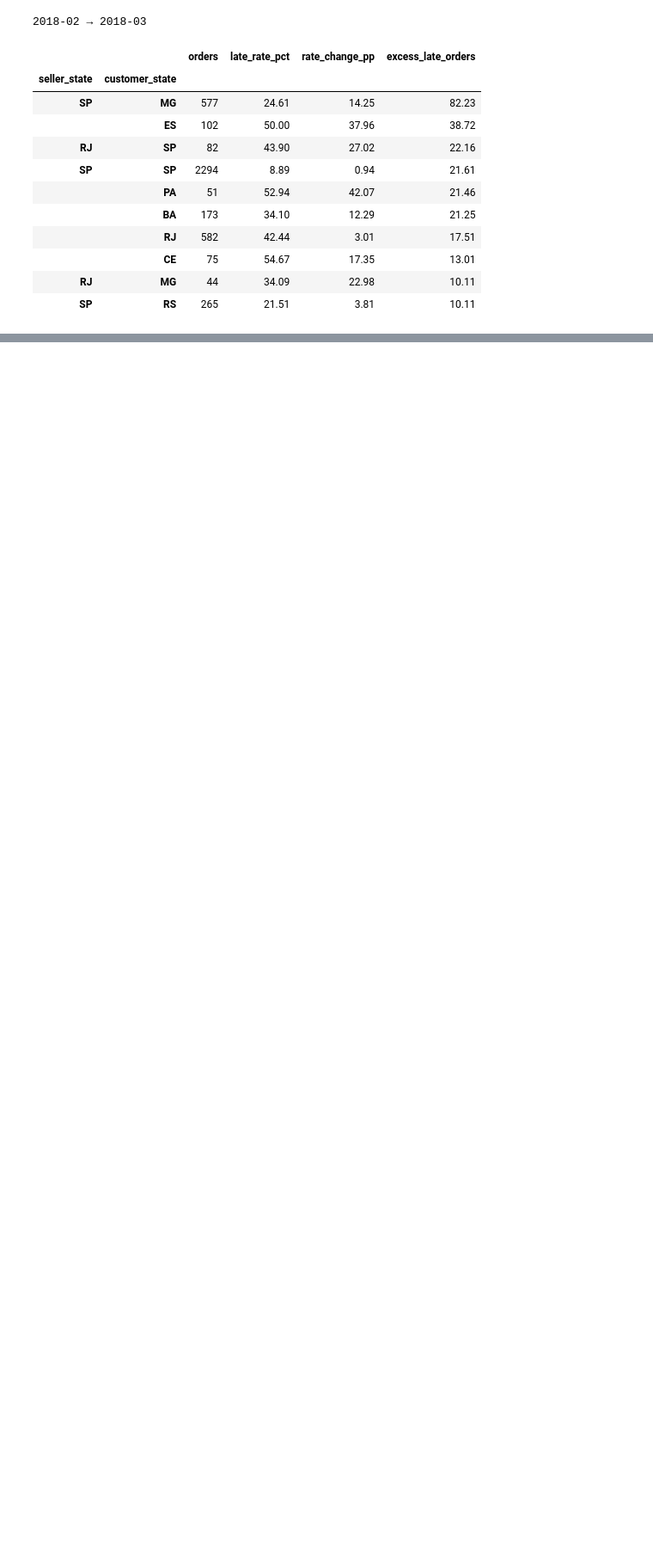
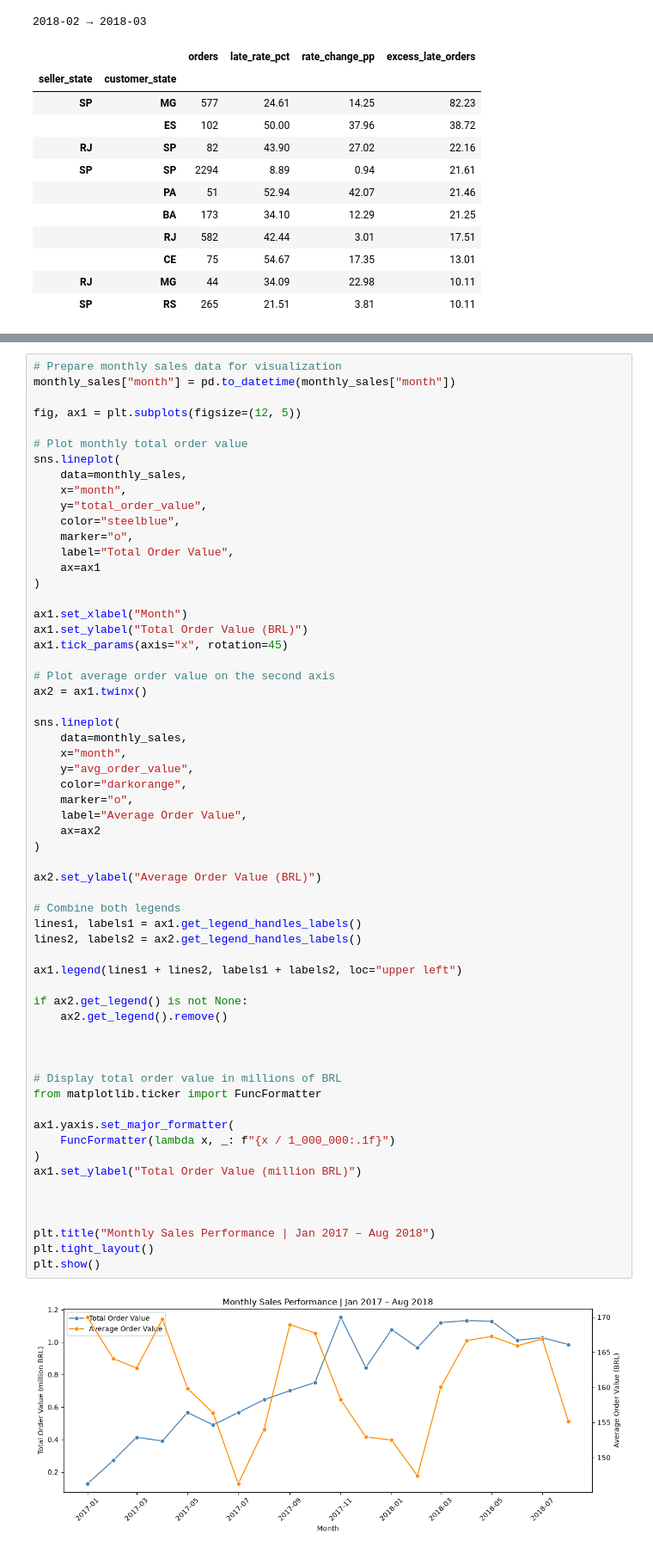
Before and after one commit to romarta/ecommerce-delivery-analytics, a Jupyter notebook: notebooks/02_exploratory_analysis.ipynb, the cells around one changed output, grey strips where cells are left out. Shown at 86% size. Saved outputs shown, nothing was run; the diff lists cells and outputs as text; blank space fills up the shorter version.

```diff
--- a/notebooks/02_exploratory_analysis.ipynb
+++ b/notebooks/02_exploratory_analysis.ipynb
@@ -1669,0 +1715,62 @@ for previous, current in month_pairs:
+# %%
+# Prepare monthly sales data for visualization
+monthly_sales["month"] = pd.to_datetime(monthly_sales["month"])
+
+fig, ax1 = plt.subplots(figsize=(12, 5))
+
+# Plot monthly total order value
+sns.lineplot(
+    data=monthly_sales,
+    x="month",
+    y="total_order_value",
+    color="steelblue",
+    marker="o",
+    label="Total Order Value",
+    ax=ax1
+)
+
+ax1.set_xlabel("Month")
+ax1.set_ylabel("Total Order Value (BRL)")
+ax1.tick_params(axis="x", rotation=45)
+
+# Plot average order value on the second axis
+ax2 = ax1.twinx()
+
+sns.lineplot(
+    data=monthly_sales,
+    x="month",
+    y="avg_order_value",
+    color="darkorange",
+    marker="o",
+    label="Average Order Value",
+    ax=ax2
+)
+
+ax2.set_ylabel("Average Order Value (BRL)")
+
+# Combine both legends
+lines1, labels1 = ax1.get_legend_handles_labels()
+lines2, labels2 = ax2.get_legend_handles_labels()
+
+ax1.legend(lines1 + lines2, labels1 + labels2, loc="upper left")
+
+if ax2.get_legend() is not None:
+    ax2.get_legend().remove()
+
+
+
+# Display total order value in millions of BRL
+from matplotlib.ticker import FuncFormatter
+
+ax1.yaxis.set_major_formatter(
+    FuncFormatter(lambda x, _: f"{x / 1_000_000:.1f}")
+)
+ax1.set_ylabel("Total Order Value (million BRL)")
+
+
+
+plt.title("Monthly Sales Performance | Jan 2017 – Aug 2018")
+plt.tight_layout()
+plt.show()
+# %% [output]
+[figure, added]
```
Also changed, not shown: parts of 23 cells of this notebook, 2 other files.
